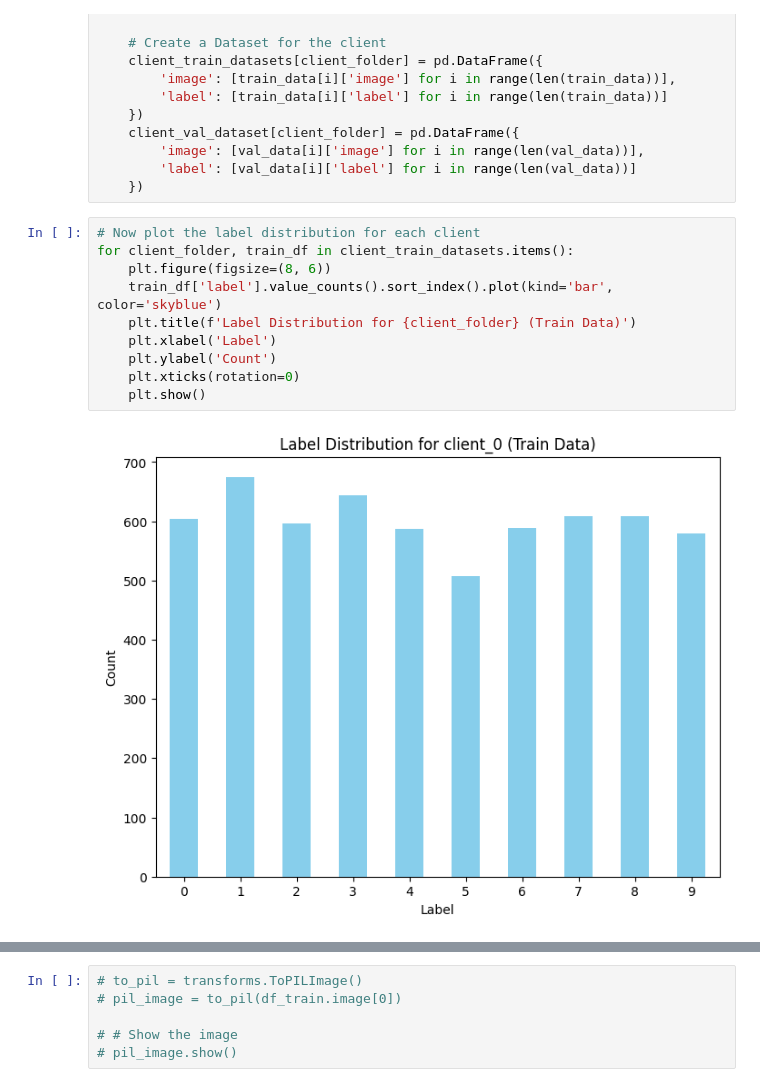
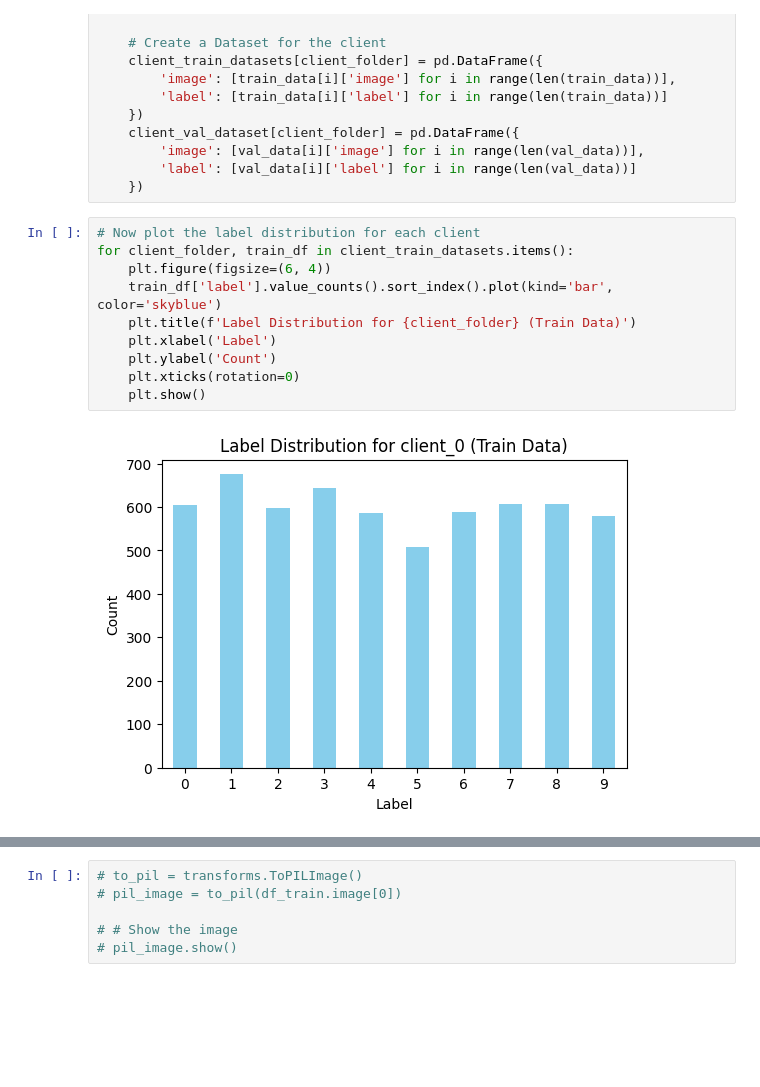
Before and after one commit to Encore7/FedRRT_CD, a Jupyter notebook: Analysis.ipynb, the cells around one changed output, grey strips where cells are left out. Drawn from its saved outputs; the diff is of its cells as text; blank space fills up the shorter version.

```diff
--- a/Analysis.ipynb
+++ b/Analysis.ipynb
@@ -45,12 +45,12 @@ for client_id in range(num_clients):
 # %%
 # Now plot the label distribution for each client
 for client_folder, train_df in client_train_datasets.items():
-    plt.figure(figsize=(8, 6))
+    plt.figure(figsize=(6, 4))
     train_df['label'].value_counts().sort_index().plot(kind='bar', color='skyblue')
     plt.title(f'Label Distribution for {client_folder} (Train Data)')
     plt.xlabel('Label')
     plt.ylabel('Count')
     plt.xticks(rotation=0)
     plt.show()
 # %% [output]
-[figure, old version]
+[figure, new version]
```
Also changed, not shown: parts of 4 cells of this notebook, 5 other files.
